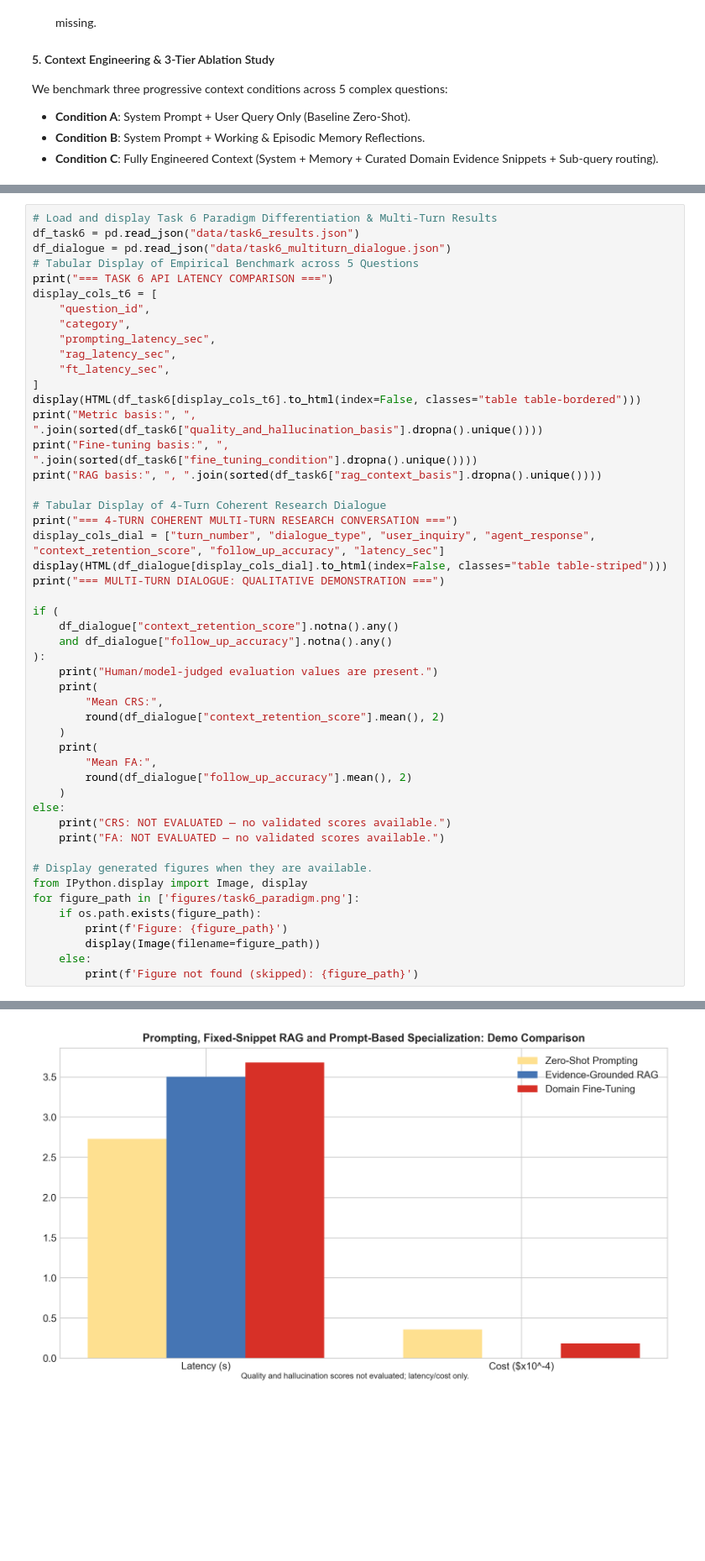
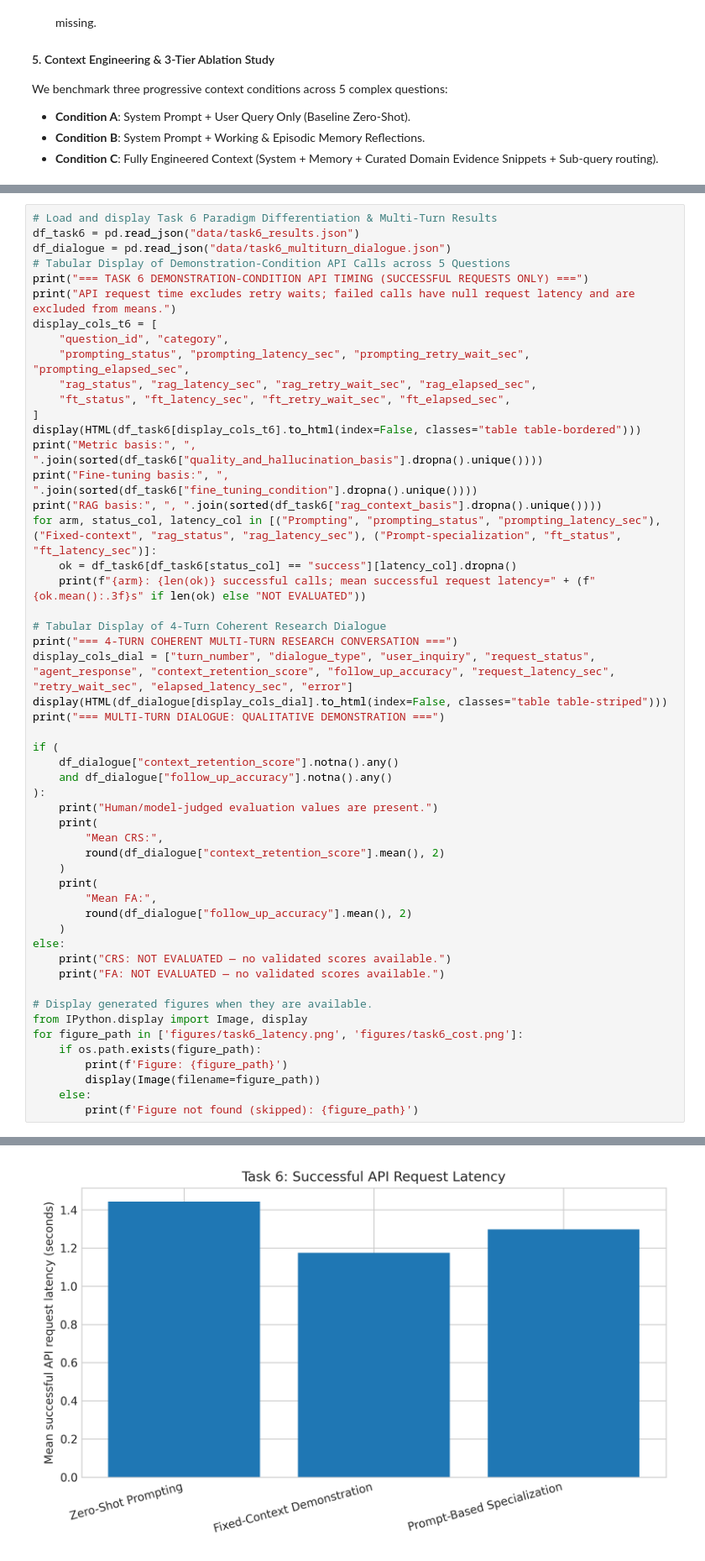
Before and after one commit to pankaj-adeptkart/convai_assignment_02, a Jupyter notebook: Assignment2_PS1_End_to_End_Research_Assistant.ipynb, the cells around one changed output, grey strips where cells are left out. Shown at 84% size. Cells and saved outputs as stored; diff of their text form; blank space fills up the shorter version.

```diff
--- a/Assignment2_PS1_End_to_End_Research_Assistant.ipynb
+++ b/Assignment2_PS1_End_to_End_Research_Assistant.ipynb
@@ -614,23 +617,26 @@ The runner stores placeholder CRS and FA values for demonstration, explicitly ma
 # Load and display Task 6 Paradigm Differentiation & Multi-Turn Results
 df_task6 = pd.read_json("data/task6_results.json")
 df_dialogue = pd.read_json("data/task6_multiturn_dialogue.json")
-# Tabular Display of Empirical Benchmark across 5 Questions
-print("=== TASK 6 API LATENCY COMPARISON ===")
+# Tabular Display of Demonstration-Condition API Calls across 5 Questions
+print("=== TASK 6 DEMONSTRATION-CONDITION API TIMING (SUCCESSFUL REQUESTS ONLY) ===")
+print("API request time excludes retry waits; failed calls have null request latency and are excluded from means.")
 display_cols_t6 = [
-    "question_id",
-    "category",
-    "prompting_latency_sec",
-    "rag_latency_sec",
-    "ft_latency_sec",
+    "question_id", "category",
+    "prompting_status", "prompting_latency_sec", "prompting_retry_wait_sec", "prompting_elapsed_sec",
+    "rag_status", "rag_latency_sec", "rag_retry_wait_sec", "rag_elapsed_sec",
+    "ft_status", "ft_latency_sec", "ft_retry_wait_sec", "ft_elapsed_sec",
 ]
 display(HTML(df_task6[display_cols_t6].to_html(index=False, classes="table table-bordered")))
 print("Metric basis:", ", ".join(sorted(df_task6["quality_and_hallucination_basis"].dropna().unique())))
 print("Fine-tuning basis:", ", ".join(sorted(df_task6["fine_tuning_condition"].dropna().unique())))
 print("RAG basis:", ", ".join(sorted(df_task6["rag_context_basis"].dropna().unique())))
+for arm, status_col, latency_col in [("Prompting", "prompting_status", "prompting_latency_sec"), ("Fixed-context", "rag_status", "rag_latency_sec"), ("Prompt-specialization", "ft_status", "ft_latency_sec")]:
+    ok = df_task6[df_task6[status_col] == "success"][latency_col].dropna()
+    print(f"{arm}: {len(ok)} successful calls; mean successful request latency=" + (f"{ok.mean():.3f}s" if len(ok) else "NOT EVALUATED"))
 
 # Tabular Display of 4-Turn Coherent Research Dialogue
 print("=== 4-TURN COHERENT MULTI-TURN RESEARCH CONVERSATION ===")
-display_cols_dial = ["turn_number", "dialogue_type", "user_inquiry", "agent_response", "context_retention_score", "follow_up_accuracy", "latency_sec"]
+display_cols_dial = ["turn_number", "dialogue_type", "user_inquiry", "request_status", "agent_response", "context_retention_score", "follow_up_accuracy", "request_latency_sec", "retry_wait_sec", "elapsed_latency_sec", "error"]
 display(HTML(df_dialogue[display_cols_dial].to_html(index=False, classes="table table-striped")))
 print("=== MULTI-TURN DIALOGUE: QUALITATIVE DEMONSTRATION ===")
 
@@ -653,7 +659,7 @@ else:
 
 # Display generated figures when they are available.
 from IPython.display import Image, display
-for figure_path in ['figures/task6_paradigm.png']:
+for figure_path in ['figures/task6_latency.png', 'figures/task6_cost.png']:
     if os.path.exists(figure_path):
         print(f'Figure: {figure_path}')
         display(Image(filename=figure_path))
@@ -683 +693 @@ Figure: figures/task6_paradigm.png
-[figure, old version]
+[figure, new version]
```
Also changed, not shown: parts of 23 cells of this notebook, 5 other files.
